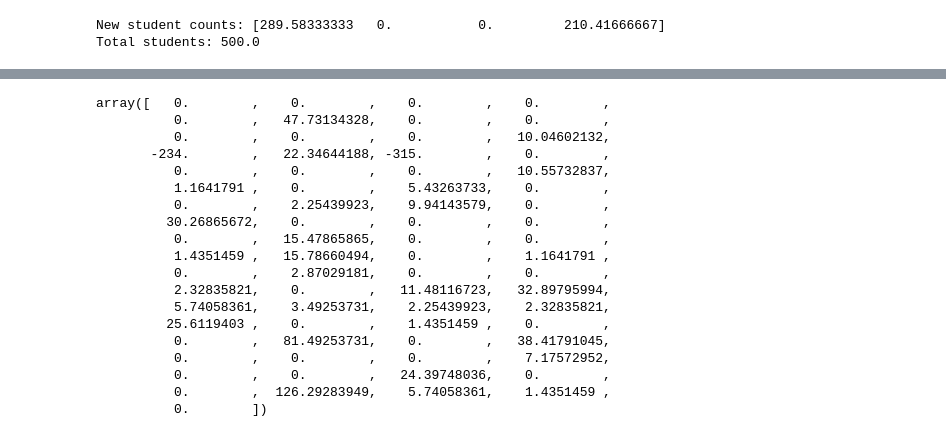
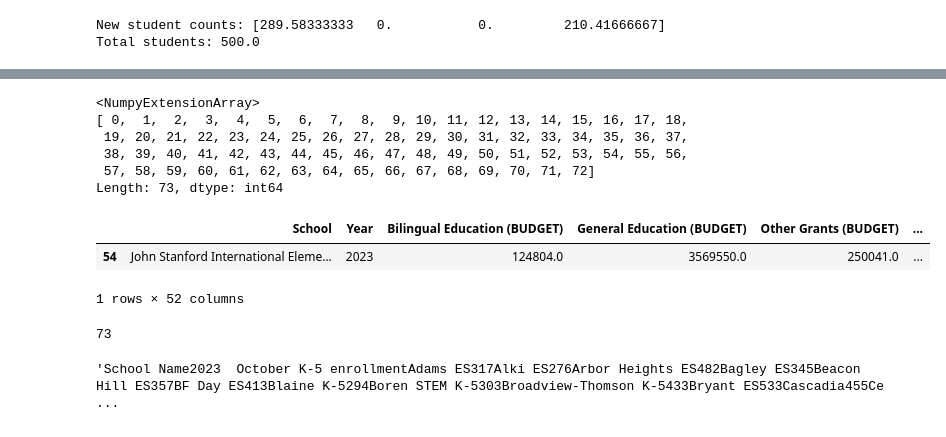
Before and after one commit to chrislydick/sps-budget-analysis, a Jupyter notebook: elementary_school_data_extract.ipynb, the cells around one changed output, grey strips where cells are left out. Saved outputs shown, nothing was run; the diff lists cells and outputs as text; code cells hidden in the pictures.

Commit message:
Updates with Proposed Options from SPS

```diff
--- a/elementary_school_data_extract.ipynb
+++ b/elementary_school_data_extract.ipynb
@@ -19,6 +19,13 @@ from sklearn.linear_model import LinearRegression
 import statsmodels.api as sm
 
 
+pd.set_option('display.max_columns', None)
+
+# Ensure all rows are displayed
+pd.set_option('display.max_rows', None)
+
+# Ensure full content of each column is displayed
+pd.set_option('display.max_colwidth', None)
 
 warnings.filterwarnings('ignore')
 
@@ -31,6 +38,8 @@ budget='data/budget_adopted_2023_2024.pdf'
 budget_summary='data/budget_summary_2023_2024.pdf'
 facilities_master_plan = 'data/facilities_master_plan_2021.pdf'
 attendance_area_report = 'data/attendance_area_report.pdf'
+budget_24_25 = 'data/Recommended-Budget-Book-2024-25.pdf'
+wrs = 'data/SPS WRS Update 6_26_24 Final - Copy.pdf'
 
 load_dotenv()
 
@@ -42,6 +51,8 @@ data = data_orig.copy()
 load_fact_schools = pd.read_csv('data/fact_schools.csv')
 student_attending_live = pd.read_csv('data/fact_student_attending_live.csv')
 student_live_attending = pd.read_csv('data/fact_student_live_attending.csv')
+wrs_table = pd.read_csv('data/wrs_table.csv')
+
 
 #Fact Schools - due to misspelled school names in the PDFs
 fact_schools = pd.merge(load_fact_schools, load_fact_schools, how='left', left_on='Primary Index', right_on='Index')[['School_x','Index_x','School_y','Index_y', 'School Type_y']]\
@@ -1930,7 +1951,7 @@ column_name = 'B'
 updated_df1 = update_first_dataframe(df1, df2, column_name)
 print(updated_df1)
 # %%
-#performance_2024 = pd.read_csv("data/performance_data_2023.csv", index_col=0)
+performance_2024 = pd.read_csv("data/performance_data_2023.csv", index_col=0)
 # %%
 matrix = None
 
@@ -1964,24 +1995,28 @@ u1 = reallocate_student_counts(counts, matrix, [12,14])
 # %%
-u2 = reallocate_student_counts(counts, matrix, [])
+before = reallocate_student_counts(counts, matrix, [])
+after = reallocate_student_counts(counts, matrix, [54])
-# %%
-u1-u2
-# %% [output]
-array([   0.        ,    0.        ,    0.        ,    0.        ,
-          0.        ,   47.73134328,    0.        ,    0.        ,
-          0.        ,    0.        ,    0.        ,   10.04602132,
-       -234.        ,   22.34644188, -315.        ,    0.        ,
-          0.        ,    0.        ,    0.        ,   10.55732837,
-          1.1641791 ,    0.        ,    5.43263733,    0.        ,
-          0.        ,    2.25439923,    9.94143579,    0.        ,
-         30.26865672,    0.        ,    0.        ,    0.        ,
-          0.        ,   15.47865865,    0.        ,    0.        ,
-          1.4351459 ,   15.78660494,    0.        ,    1.1641791 ,
-          0.        ,    2.87029181,    0.        ,    0.        ,
-          2.32835821,    0.        ,   11.48116723,   32.89795994,
-          5.74058361,    3.49253731,    2.25439923,    2.32835821,
-         25.6119403 ,    0.        ,    1.4351459 ,    0.        ,
-          0.        ,   81.49253731,    0.        ,   38.41791045,
-          0.        ,    0.        ,    0.        ,    7.17572952,
-          0.        ,    0.        ,   24.39748036,    0.        ,
-          0.        ,  126.29283949,    5.74058361,    1.4351459 ,
-          0.        ])
+# %%
+pd.array(performance_2024.index)
+# %% [output]
+<NumpyExtensionArray>
+[ 0,  1,  2,  3,  4,  5,  6,  7,  8,  9, 10, 11, 12, 13, 14, 15, 16, 17, 18,
+ 19, 20, 21, 22, 23, 24, 25, 26, 27, 28, 29, 30, 31, 32, 33, 34, 35, 36, 37,
+ 38, 39, 40, 41, 42, 43, 44, 45, 46, 47, 48, 49, 50, 51, 52, 53, 54, 55, 56,
+ 57, 58, 59, 60, 61, 62, 63, 64, 65, 66, 67, 68, 69, 70, 71, 72]
+Length: 73, dtype: int64
+# %%
+performance_2024['Impacted'] = after-before
+# %%
+performance_2024[performance_2024['School']=='John Stanford International Elementary']
+# %% [output]
+|  | School | Year | Bilingual Education (BUDGET) | General Education (BUDGET) | Other Grants (BUDGET) | ... |
+| 54 | John Stanford International Eleme... | 2023 | 124804.0 | 3569550.0 | 250041.0 | ... |
+1 rows × 52 columns
+# %%
+performance_2024.shape[0]
+# %% [output]
+73
+# %%
+extract_text_from_pdf(wrs,37)
+# %% [output]
+'School Name2023  October K-5 enrollmentAdams ES317Alki ES276Arbor Heights ES482Bagley ES345Beacon Hill ES357BF Day ES413Blaine K-5294Boren STEM K-5303Broadview-Thomson K-5433Bryant ES533Cascadia455Ce ...
```
Also changed, not shown: parts of 10 cells of this notebook, 8 other files.
